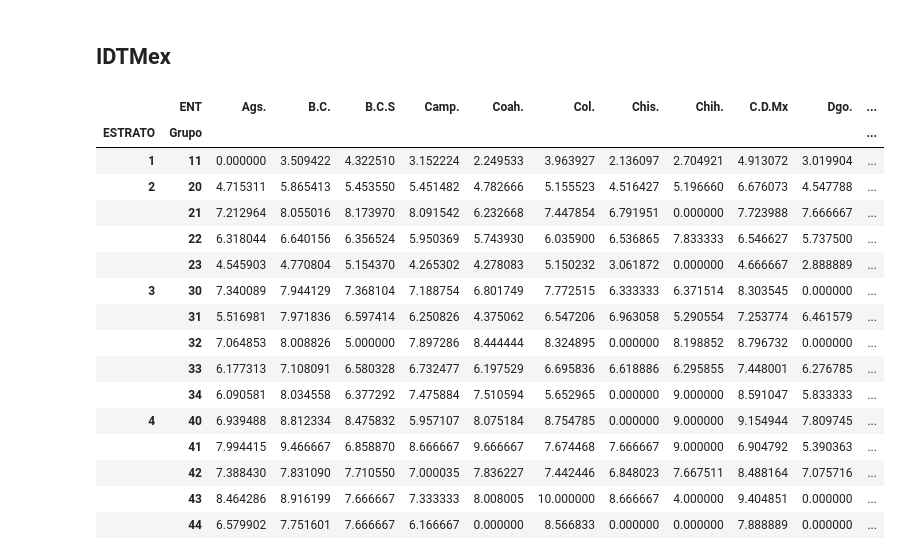
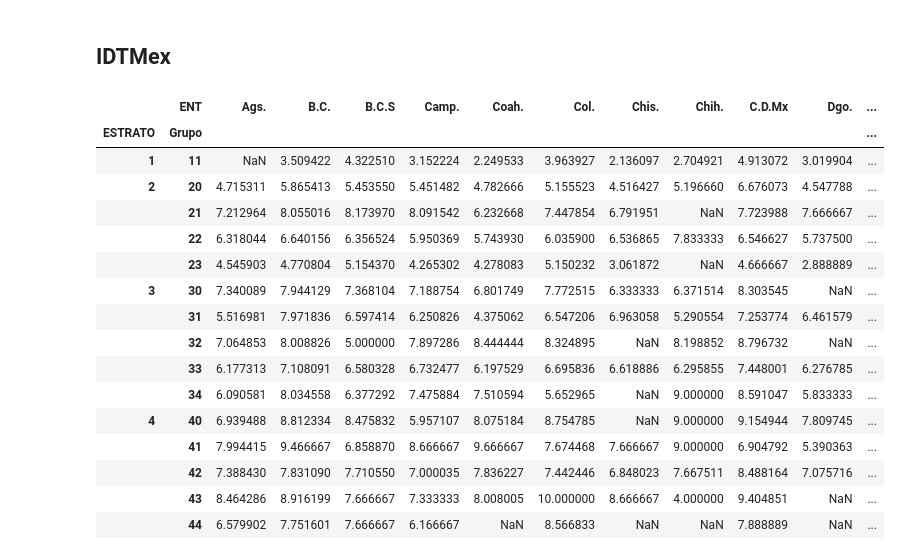
Before and after one commit to tipicanerd/DivisionDigitalMX, a Jupyter notebook: AnalisisGrupos.ipynb, the cells around one changed output. Saved outputs shown, nothing was run; the diff lists cells and outputs as text; code cells hidden in the pictures.

```diff
--- a/AnalisisGrupos.ipynb
+++ b/AnalisisGrupos.ipynb
@@ -854,26 +853,26 @@ grupo_sexo_rel_grupo
 # %% [markdown]
 ## IDTMex
 # %%
-IDTMex_grupos_edo = pd.pivot_table(data=endutih_completa, columns="ENT", index=["ESTRATO", "Grupo"], aggfunc=IDTMex.IDTMex, fill_value=0)
+IDTMex_grupos_edo = pd.pivot_table(data=endutih_completa, columns="ENT", index=["ESTRATO", "Grupo"], aggfunc=IDTMex.IDTMex)
 IDTMex_grupos_edo.columns = estados.ENT
 IDTMex_grupos_edo
 # %% [output]
 |  | ENT | Ags. | B.C. | B.C.S | Camp. | Coah. | Col. | Chis. | Chih. | C.D.Mx | Dgo. | ... |
 | ESTRATO | Grupo |  |  |  |  |  |  |  |  |  |  | ... |
-| 1 | 11 | 0.000000 | 3.509422 | 4.322510 | 3.152224 | 2.249533 | 3.963927 | 2.136097 | 2.704921 | 4.913072 | 3.019904 | ... |
+| 1 | 11 | NaN | 3.509422 | 4.322510 | 3.152224 | 2.249533 | 3.963927 | 2.136097 | 2.704921 | 4.913072 | 3.019904 | ... |
 | 2 | 20 | 4.715311 | 5.865413 | 5.453550 | 5.451482 | 4.782666 | 5.155523 | 4.516427 | 5.196660 | 6.676073 | 4.547788 | ... |
-|  | 21 | 7.212964 | 8.055016 | 8.173970 | 8.091542 | 6.232668 | 7.447854 | 6.791951 | 0.000000 | 7.723988 | 7.666667 | ... |
+|  | 21 | 7.212964 | 8.055016 | 8.173970 | 8.091542 | 6.232668 | 7.447854 | 6.791951 | NaN | 7.723988 | 7.666667 | ... |
 |  | 22 | 6.318044 | 6.640156 | 6.356524 | 5.950369 | 5.743930 | 6.035900 | 6.536865 | 7.833333 | 6.546627 | 5.737500 | ... |
-|  | 23 | 4.545903 | 4.770804 | 5.154370 | 4.265302 | 4.278083 | 5.150232 | 3.061872 | 0.000000 | 4.666667 | 2.888889 | ... |
-| 3 | 30 | 7.340089 | 7.944129 | 7.368104 | 7.188754 | 6.801749 | 7.772515 | 6.333333 | 6.371514 | 8.303545 | 0.000000 | ... |
+|  | 23 | 4.545903 | 4.770804 | 5.154370 | 4.265302 | 4.278083 | 5.150232 | 3.061872 | NaN | 4.666667 | 2.888889 | ... |
+| 3 | 30 | 7.340089 | 7.944129 | 7.368104 | 7.188754 | 6.801749 | 7.772515 | 6.333333 | 6.371514 | 8.303545 | NaN | ... |
 |  | 31 | 5.516981 | 7.971836 | 6.597414 | 6.250826 | 4.375062 | 6.547206 | 6.963058 | 5.290554 | 7.253774 | 6.461579 | ... |
-|  | 32 | 7.064853 | 8.008826 | 5.000000 | 7.897286 | 8.444444 | 8.324895 | 0.000000 | 8.198852 | 8.796732 | 0.000000 | ... |
+|  | 32 | 7.064853 | 8.008826 | 5.000000 | 7.897286 | 8.444444 | 8.324895 | NaN | 8.198852 | 8.796732 | NaN | ... |
 |  | 33 | 6.177313 | 7.108091 | 6.580328 | 6.732477 | 6.197529 | 6.695836 | 6.618886 | 6.295855 | 7.448001 | 6.276785 | ... |
-|  | 34 | 6.090581 | 8.034558 | 6.377292 | 7.475884 | 7.510594 | 5.652965 | 0.000000 | 9.000000 | 8.591047 | 5.833333 | ... |
-| 4 | 40 | 6.939488 | 8.812334 | 8.475832 | 5.957107 | 8.075184 | 8.754785 | 0.000000 | 9.000000 | 9.154944 | 7.809745 | ... |
+|  | 34 | 6.090581 | 8.034558 | 6.377292 | 7.475884 | 7.510594 | 5.652965 | NaN | 9.000000 | 8.591047 | 5.833333 | ... |
+| 4 | 40 | 6.939488 | 8.812334 | 8.475832 | 5.957107 | 8.075184 | 8.754785 | NaN | 9.000000 | 9.154944 | 7.809745 | ... |
 |  | 41 | 7.994415 | 9.466667 | 6.858870 | 8.666667 | 9.666667 | 7.674468 | 7.666667 | 9.000000 | 6.904792 | 5.390363 | ... |
 |  | 42 | 7.388430 | 7.831090 | 7.710550 | 7.000035 | 7.836227 | 7.442446 | 6.848023 | 7.667511 | 8.488164 | 7.075716 | ... |
-|  | 43 | 8.464286 | 8.916199 | 7.666667 | 7.333333 | 8.008005 | 10.000000 | 8.666667 | 4.000000 | 9.404851 | 0.000000 | ... |
-|  | 44 | 6.579902 | 7.751601 | 7.666667 | 6.166667 | 0.000000 | 8.566833 | 0.000000 | 0.000000 | 7.888889 | 0.000000 | ... |
+|  | 43 | 8.464286 | 8.916199 | 7.666667 | 7.333333 | 8.008005 | 10.000000 | 8.666667 | 4.000000 | 9.404851 | NaN | ... |
+|  | 44 | 6.579902 | 7.751601 | 7.666667 | 6.166667 | NaN | 8.566833 | NaN | NaN | 7.888889 | NaN | ... |
 # %%
 IDTMex_grupos_edo.to_csv(base_path+"IDTMex_grupos_edo.csv")
```
Also changed, not shown: parts of 15 cells of this notebook, 33 other files.
